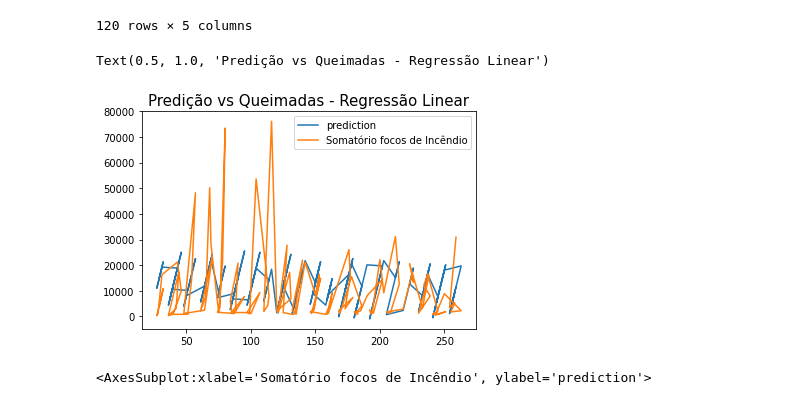
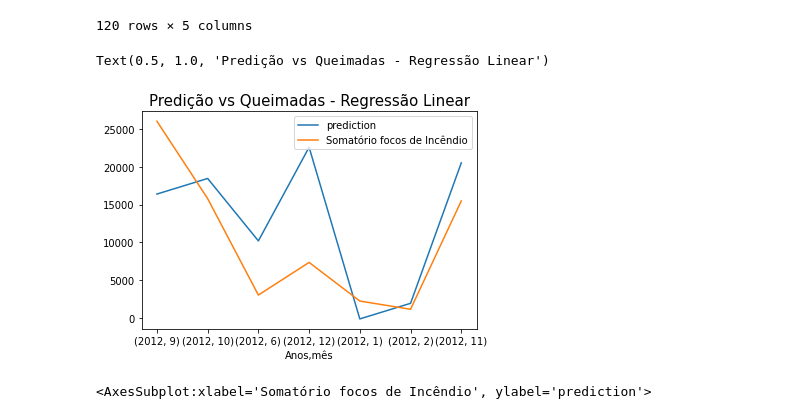
Before and after one commit to alynenogu/Pos-Graduacao---Ciencia-de-Dados, a Jupyter notebook: Monografia Versão Final.ipynb, the cells around one changed output. Saved outputs shown, nothing was run; the diff lists cells and outputs as text; code cells hidden in the pictures.

```diff
--- a/Monografia Versão Final.ipynb
+++ b/Monografia Versão Final.ipynb
@@ -896,11 +896,13 @@ df_regressao_linear
 # %%
 #Ordenar valores anos do nova dataframe
 df_regressao_linear = df_regressao_linear.sort_values(by='Anos')
+# %%
+df_regressao_linear.set_index(['Anos','mês'],inplace = True)
 # %%
-df_regressao_linear[['prediction','Somatório focos de Incêndio']].plot().set_title("Predição vs Queimadas - Regressão Linear", fontsize = 15)
+df_regressao_linear[['prediction','Somatório focos de Incêndio']].loc[[2012]].plot().set_title("Predição vs Queimadas - Regressão Linear", fontsize = 15)
 # %% [output]
 Text(0.5, 1.0, 'Predição vs Queimadas - Regressão Linear')
-[figure, old version]
+[figure, new version]
 # %%
 #Para melhor análise da precisão
 sns.regplot(x = df_regressao_linear['Somatório focos de Incêndio'],
```
